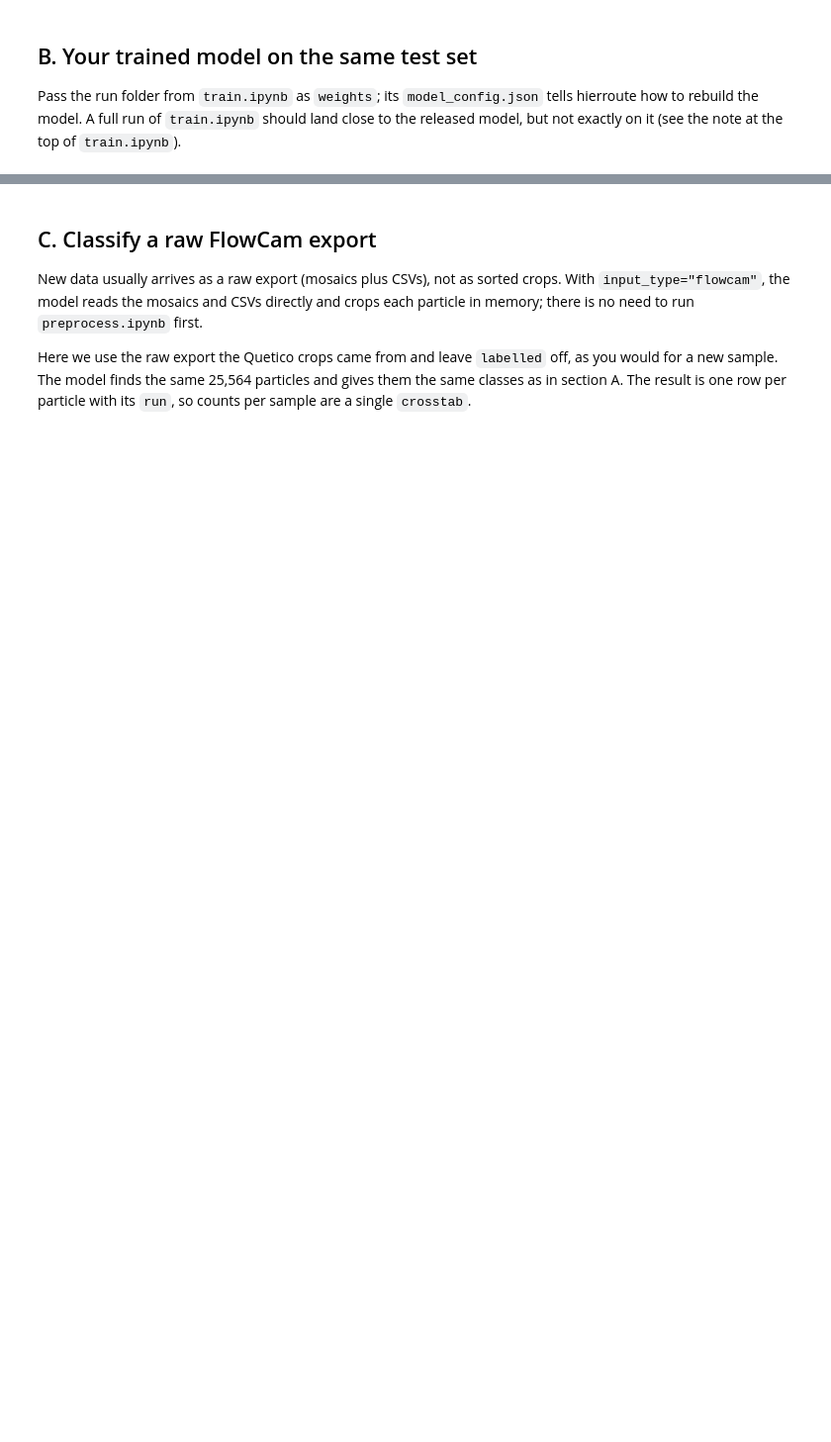
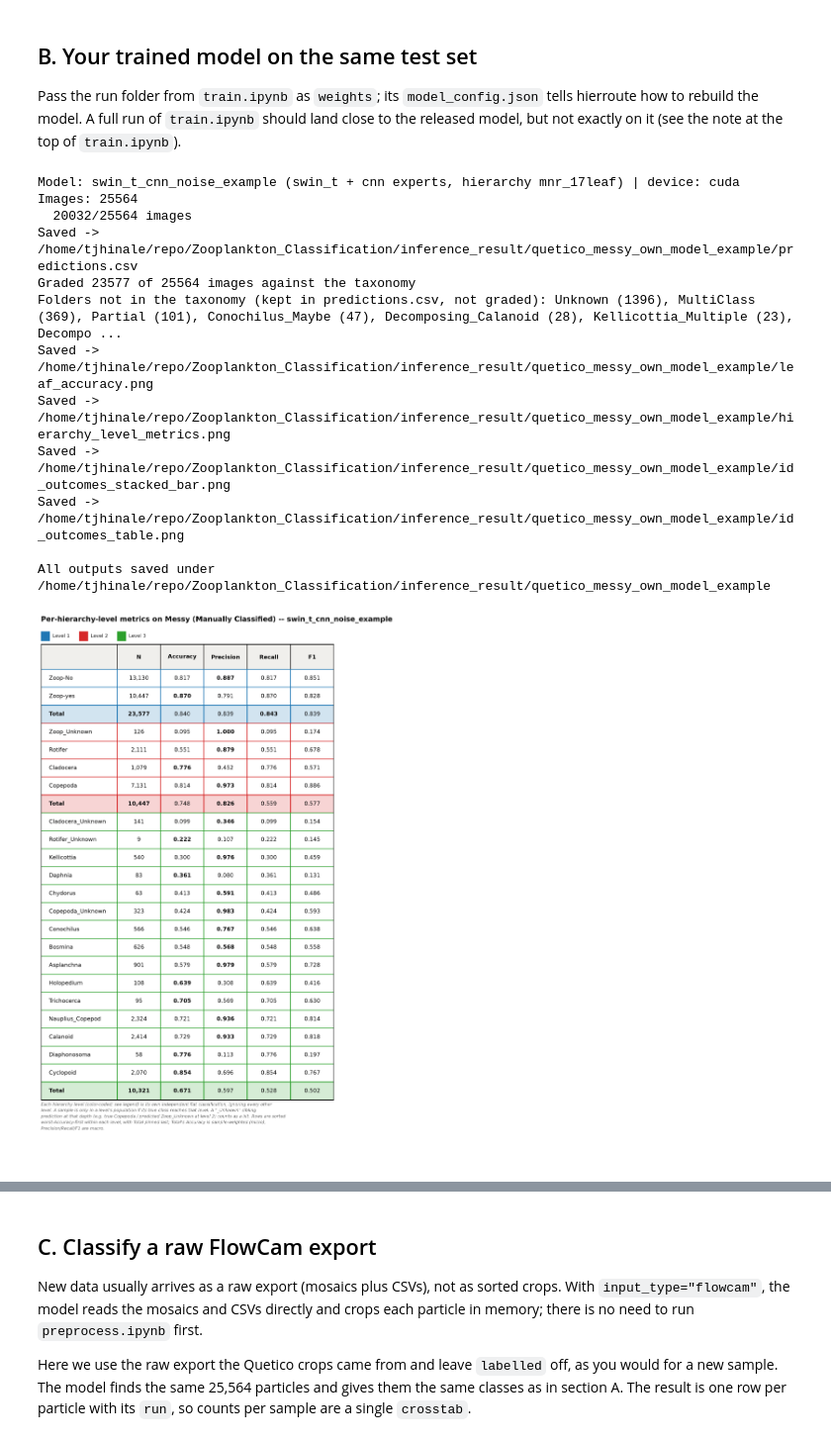
Before and after one commit to atjhin/Hierroute, a Jupyter notebook: examples/inference.ipynb, the cells around one changed output, grey strips where cells are left out. Shown at 99% size. Cells and saved outputs as stored; diff of their text form; code cells hidden in the pictures; blank space fills up the shorter version.

```diff
--- a/examples/inference.ipynb
+++ b/examples/inference.ipynb
@@ -131,15 +219,29 @@ on it (see the note at the top of `train.ipynb`).
 # %%
 QUETICO_OPTIONS = dict(input=QUETICO, labelled=True, folder_map=QUETICO_FOLDERS,
                        class_rules=ClassRules(rename={"Cladoceran": "Cladocera"}))
 
 if RUN_DIR.exists():
-    own = evaluate(EvaluateOptions(out_dir=RESULTS_DIR / "quetico_messy_own_model", weights=RUN_DIR,
+    own = evaluate(EvaluateOptions(out_dir=OWN_OUT, weights=RUN_DIR,
                                    **QUETICO_OPTIONS))
-    display(ShowImage(filename=RESULTS_DIR / "quetico_messy_own_model" / "hierarchy_level_metrics.png",
+    display(ShowImage(filename=OWN_OUT / "hierarchy_level_metrics.png",
                       width=750))
 else:
     own = None
     print(f"No trained model at {RUN_DIR} -- run train.ipynb first.")
+# %% [output]
+Model: swin_t_cnn_noise_example (swin_t + cnn experts, hierarchy mnr_17leaf) | device: cuda
+Images: 25564
+  20032/25564 images
+Saved -> /home/tjhinale/repo/Zooplankton_Classification/inference_result/quetico_messy_own_model_example/predictions.csv
+Graded 23577 of 25564 images against the taxonomy
+Folders not in the taxonomy (kept in predictions.csv, not graded): Unknown (1396), MultiClass (369), Partial (101), Conochilus_Maybe (47), Decomposing_Calanoid (28), Kellicottia_Multiple (23), Decompo ...
+Saved -> /home/tjhinale/repo/Zooplankton_Classification/inference_result/quetico_messy_own_model_example/leaf_accuracy.png
+Saved -> /home/tjhinale/repo/Zooplankton_Classification/inference_result/quetico_messy_own_model_example/hierarchy_level_metrics.png
+Saved -> /home/tjhinale/repo/Zooplankton_Classification/inference_result/quetico_messy_own_model_example/id_outcomes_stacked_bar.png
+Saved -> /home/tjhinale/repo/Zooplankton_Classification/inference_result/quetico_messy_own_model_example/id_outcomes_table.png
+
+All outputs saved under /home/tjhinale/repo/Zooplankton_Classification/inference_result/quetico_messy_own_model_example
+[figure, added]
 # %%
 # Share of graded particles in each ID outcome, released vs your model
 compare = {"released noise model": outcome_shares(released)}
```
Also changed, not shown: parts of 16 cells of this notebook, 27 other files.
